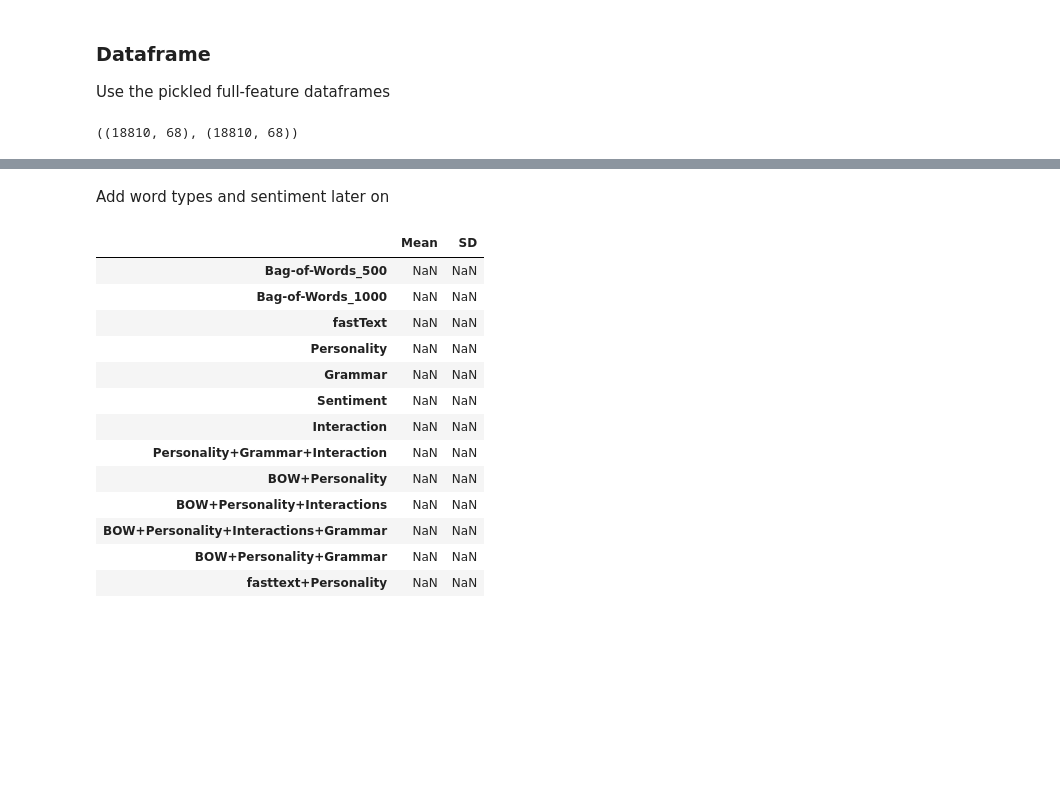
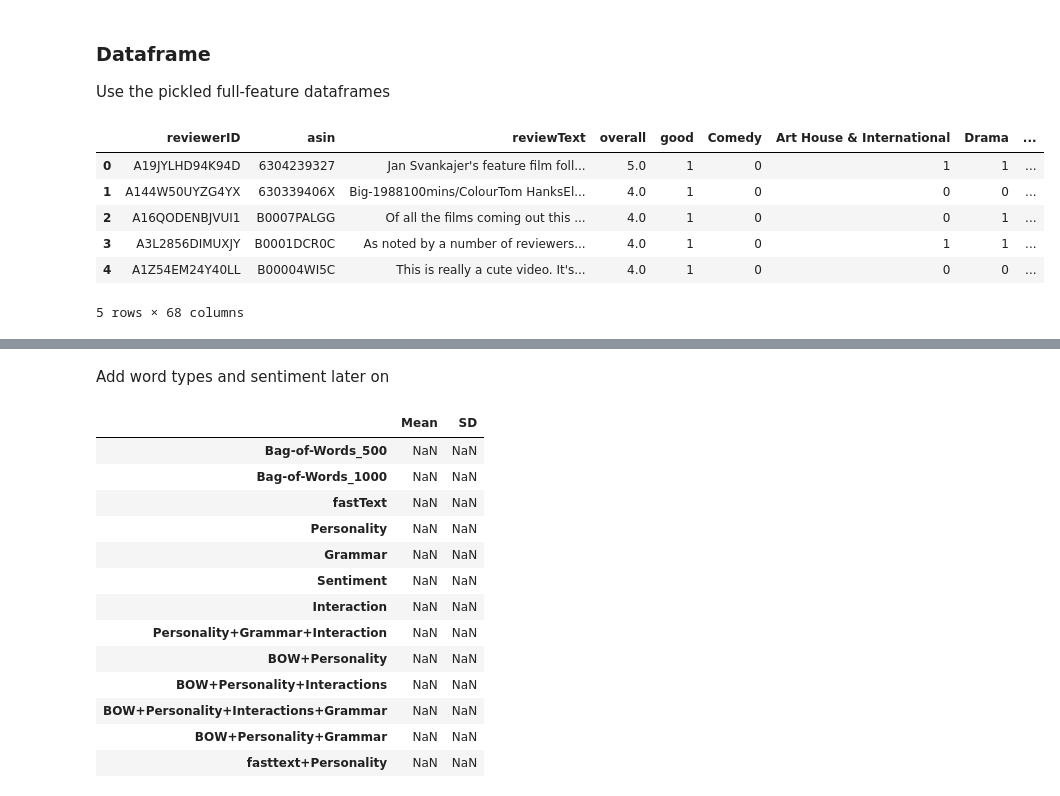
Before and after one commit to pegahbyte/capstone_project, a Jupyter notebook: Analysis_Full_Model.ipynb, the cells around one changed output, grey strips where cells are left out. Drawn from its saved outputs; the diff is of its cells as text; code cells hidden in the pictures; blank space fills up the shorter version.

```diff
--- a/Analysis_Full_Model.ipynb
+++ b/Analysis_Full_Model.ipynb
@@ -111,12 +57,16 @@ Use the pickled full-feature dataframes
 # %%
 with open ('df_07_08', 'rb') as fr:
     df = pickle.load(fr)
-# %%
-df.shape
-df2 = df.copy(deep=False)
-df.shape,df2.shape
-# %% [output]
-((18810, 68), (18810, 68))
+# %%
+df.head()
+# %% [output]
+|  | reviewerID | asin | reviewText | overall | good | Comedy | Art House & International | Drama | ... |
+| 0 | A19JYLHD94K94D | 6304239327 | Jan Svankajer's feature film foll... | 5.0 | 1 | 0 | 1 | 1 | ... |
+| 1 | A144W50UYZG4YX | 630339406X | Big-1988100mins/ColourTom HanksEl... | 4.0 | 1 | 0 | 0 | 0 | ... |
+| 2 | A16QODENBJVUI1 | B0007PALGG | Of all the films coming out this ... | 4.0 | 1 | 0 | 0 | 1 | ... |
+| 3 | A3L2856DIMUXJY | B0001DCR0C | As noted by a number of reviewers... | 4.0 | 1 | 0 | 1 | 1 | ... |
+| 4 | A1Z54EM24Y40LL | B00004WI5C | This is really a cute video. It's... | 4.0 | 1 | 0 | 0 | 0 | ... |
+5 rows × 68 columns
 # %%
 def split_sentence(df):
     df["split"]=df["corpus"].apply(lambda x: x.split())
```
Also changed, not shown: parts of 32 cells of this notebook, 3 other files.
